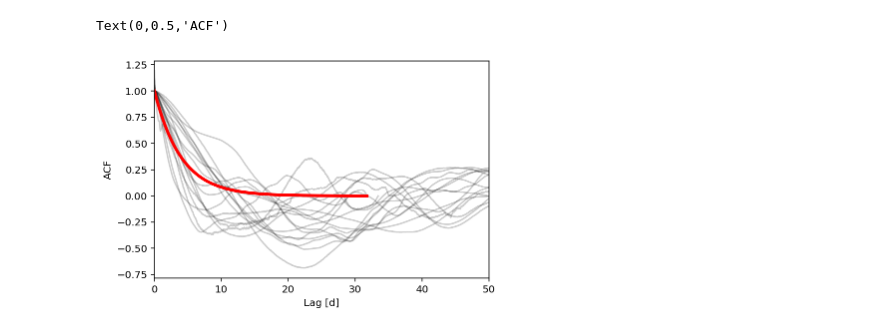
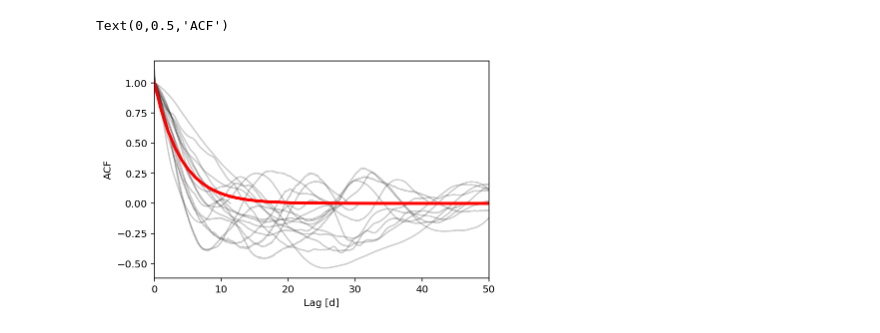
Before and after one commit to bmorris3/libra, a Jupyter notebook: notebooks/k62_acf.ipynb, the cells around one changed output. Drawn from its saved outputs; the diff is of its cells as text; code cells hidden in the pictures.

```diff
--- a/notebooks/k62_acf.ipynb
+++ b/notebooks/k62_acf.ipynb
@@ -59,10 +59,16 @@ for i, lc in enumerate(lcs):
 
         flux_q = flux_q / k62_all_transits(time_q)[:, 0]
 
-        mask_flares = ((flux_q < 0.99) | (flux_q > 1.002)) | np.isnan(time_q) | np.isnan(flux_q)
+        mask_flares = ((flux_q < 0.999) | (flux_q > 1.002)) | np.isnan(time_q) | np.isnan(flux_q)
 
         flux_q = median_filter(flux_q[~mask_flares])
         time_q = time_q[~mask_flares]
+        # Find biggest chunk
+
+        inds = np.argsort(np.diff(time_q))[-1]
+        print(inds)
+        time_q = time_q[inds:]
+        flux_q = flux_q[inds:]
 
         fig, ax = plt.subplots(1, 2, figsize=(12, 4))
         ax[0].plot(time_q, flux_q)
@@ -110,11 +116,17 @@ for i, lc in enumerate(lcs):
 # %%
-for lag, acf in zip(lags, acfs):
+all_lags = np.array([])
+all_acfs = np.array([])
+
+for i, lag, acf in zip(range(len(lags)), lags, acfs):
     plt.plot(lag, acf/np.percentile(acf, 99.9), color='k', alpha=0.2)
+    all_acfs = np.hstack([all_acfs, acf/np.percentile(acf, 99.9)])
+    all_lags = np.hstack([all_lags, lag])
 
-plt.plot(lag, np.exp(-0.25 * lag), lw=3, color='r')
+x = np.linspace(0, 50)
+plt.plot(x, np.exp(-0.25 * x), lw=3, color='r')
 plt.xlim([0, 50])
 plt.xlabel('Lag [d]')
 plt.ylabel('ACF')
 # %% [output]
 Text(0,0.5,'ACF')
-[figure, old version]
+[figure, new version]
```
Also changed, not shown: parts of 2 cells of this notebook.
